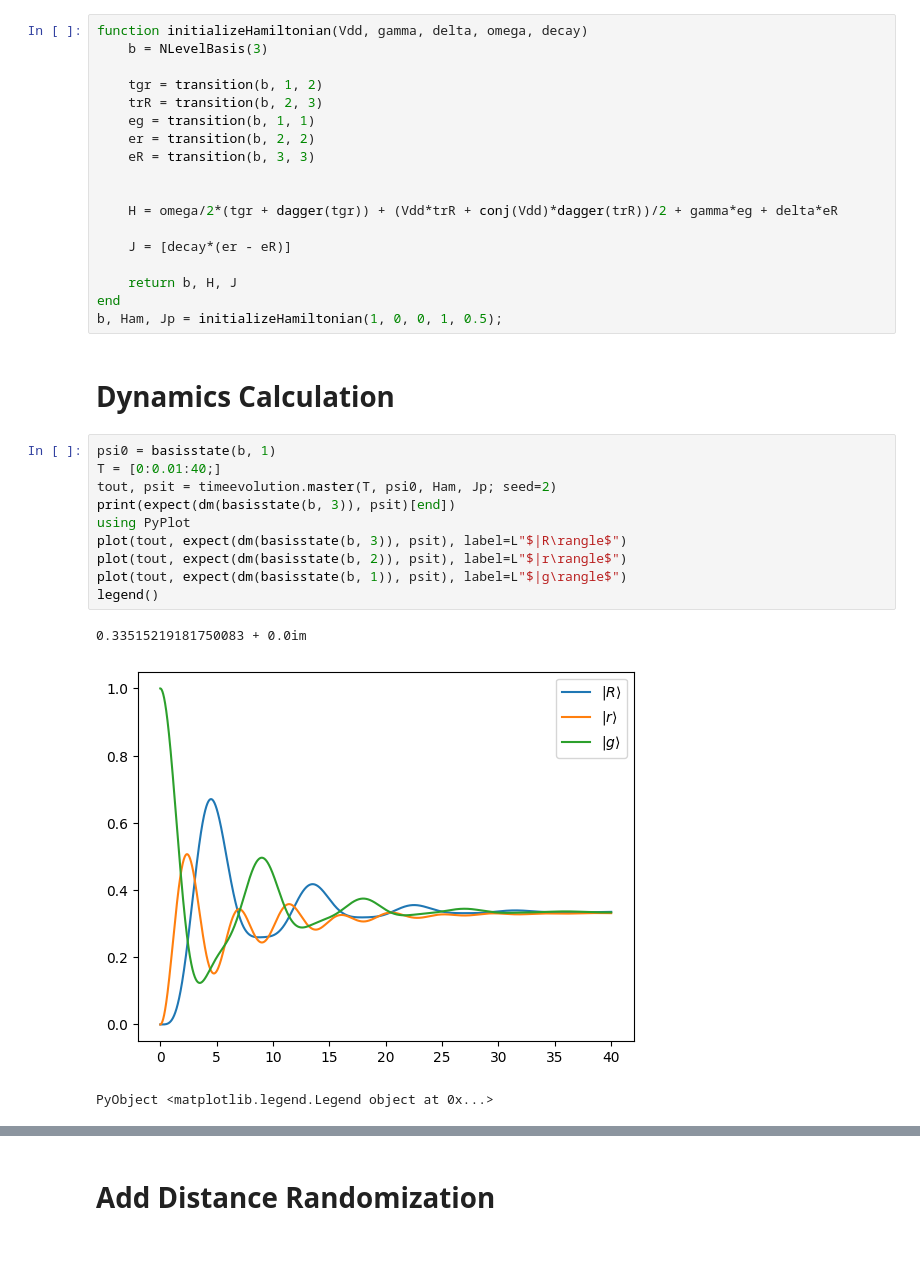
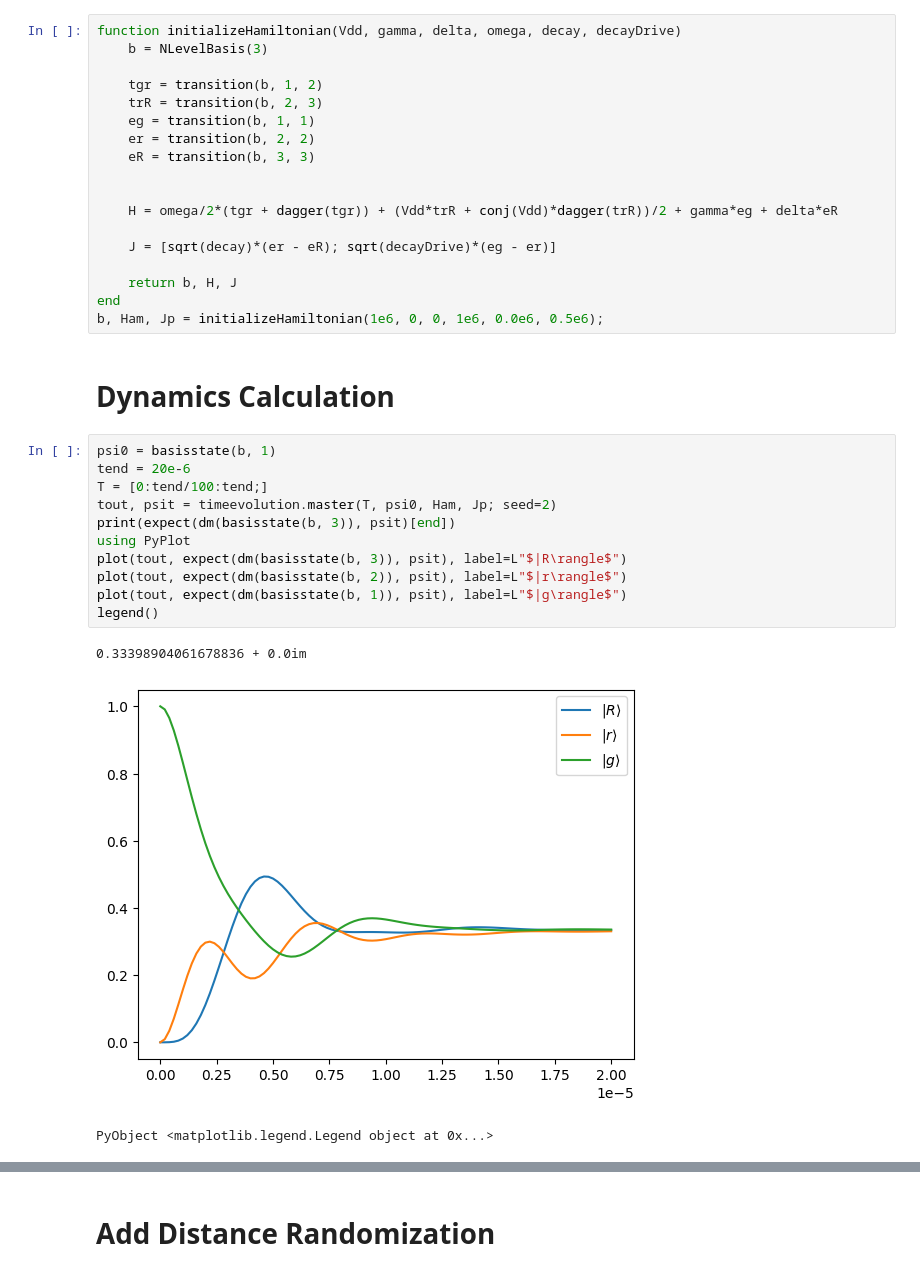
Before and after one commit to JeshurunLuke/rydberg, a Jupyter notebook: dynamicsJL.ipynb, the cells around one changed output, grey strips where cells are left out. Cells and saved outputs as stored; diff of their text form.

```diff
--- a/dynamicsJL.ipynb
+++ b/dynamicsJL.ipynb
@@ -1,7 +1,7 @@
 # %%
 using QuantumOptics
 # %%
-function initializeHamiltonian(Vdd, gamma, delta, omega, decay)
+function initializeHamiltonian(Vdd, gamma, delta, omega, decay, decayDrive)
     b = NLevelBasis(3)
 
     tgr = transition(b, 1, 2)
@@ -13,26 +13,27 @@ function initializeHamiltonian(Vdd, gamma, delta, omega, decay)
 
     H = omega/2*(tgr + dagger(tgr)) + (Vdd*trR + conj(Vdd)*dagger(trR))/2 + gamma*eg + delta*eR
 
-    J = [decay*(er - eR)]
+    J = [sqrt(decay)*(er - eR); sqrt(decayDrive)*(eg - er)]
 
     return b, H, J
 end
-b, Ham, Jp = initializeHamiltonian(1, 0, 0, 1, 0.5);
+b, Ham, Jp = initializeHamiltonian(1e6, 0, 0, 1e6, 0.0e6, 0.5e6);
 # %% [markdown]
 # Dynamics Calculation
 # %%
 psi0 = basisstate(b, 1)
-T = [0:0.01:40;]
+tend = 20e-6
+T = [0:tend/100:tend;]
 tout, psit = timeevolution.master(T, psi0, Ham, Jp; seed=2)
 print(expect(dm(basisstate(b, 3)), psit)[end])
 using PyPlot
 plot(tout, expect(dm(basisstate(b, 3)), psit), label=L"$|R\rangle$")
 plot(tout, expect(dm(basisstate(b, 2)), psit), label=L"$|r\rangle$")
 plot(tout, expect(dm(basisstate(b, 1)), psit), label=L"$|g\rangle$")
 legend()
 # %% [output]
-0.33515219181750083 + 0.0im
+0.33398904061678836 + 0.0im
-[figure, old version]
+[figure, new version]
 PyObject <matplotlib.legend.Legend object at 0x...>
 # %%
 
```
Also changed, not shown: parts of 11 cells of this notebook, 2 other files.
